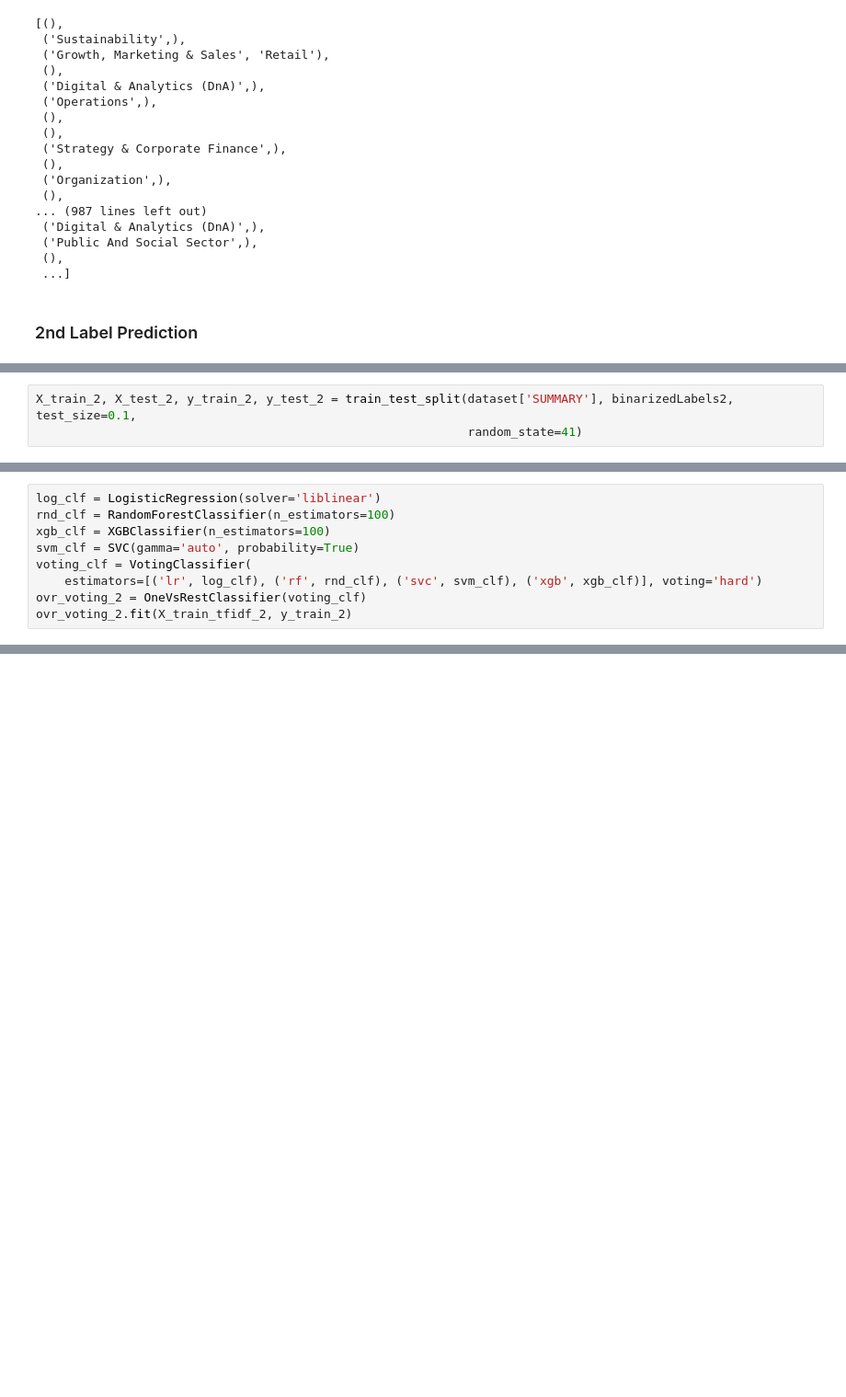
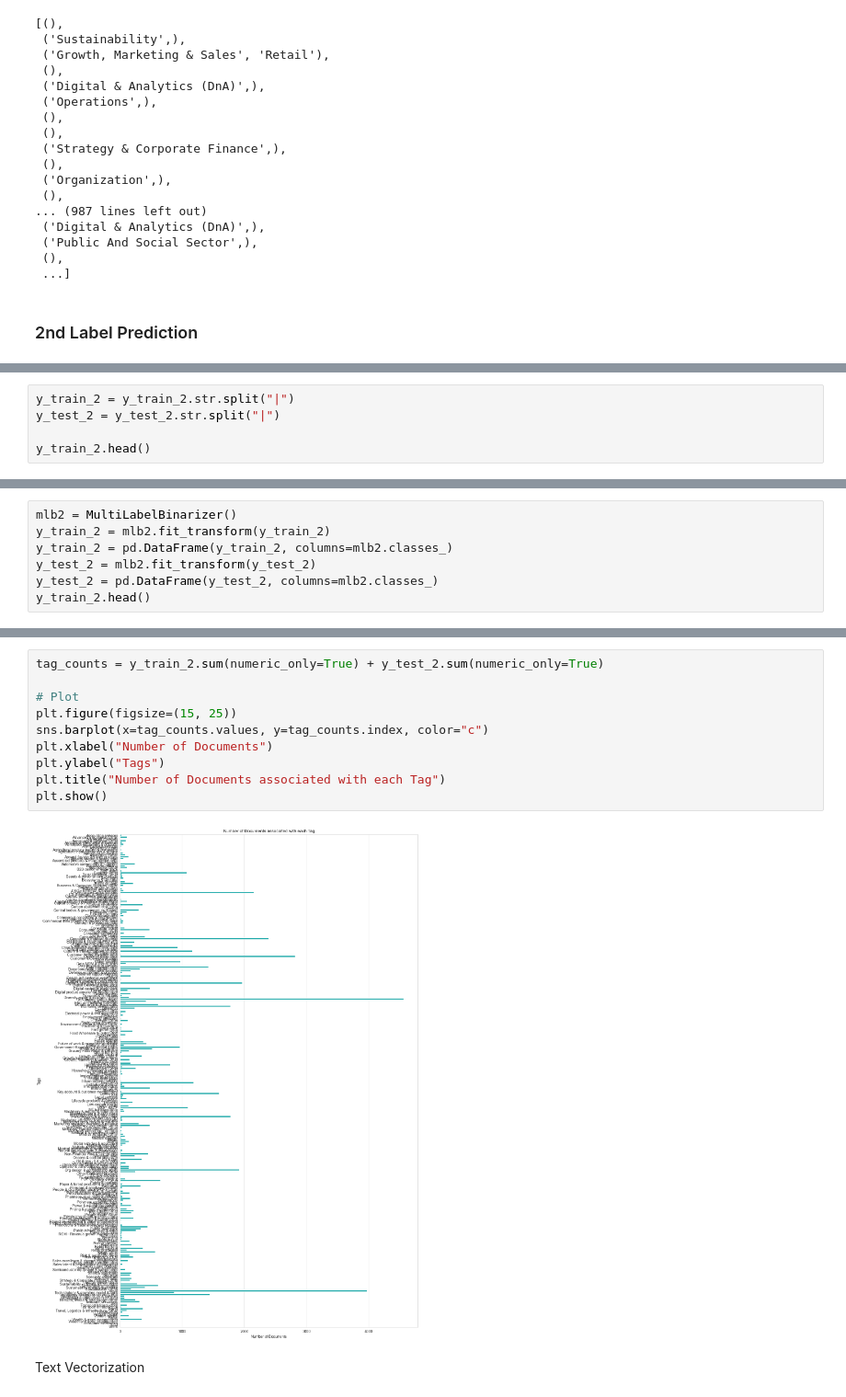
Before and after one commit to RiturajRaman15/React, a Jupyter notebook: ModelTraining.ipynb, the cells around one changed output, grey strips where cells are left out. Shown at 92% size. Drawn from its saved outputs; the diff is of its cells as text; blank space fills up the shorter version.

```diff
--- a/ModelTraining.ipynb
+++ b/ModelTraining.ipynb
@@ -458,3 +492,0 @@ plt.show()
-# %%
-X_train_2, X_test_2, y_train_2, y_test_2 = train_test_split(dataset['SUMMARY'], binarizedLabels2, test_size=0.1,
-                                                            random_state=41)
@@ -495,9 +492,0 @@ Ensemble Learning
-# %%
-log_clf = LogisticRegression(solver='liblinear')
-rnd_clf = RandomForestClassifier(n_estimators=100)
-xgb_clf = XGBClassifier(n_estimators=100)
-svm_clf = SVC(gamma='auto', probability=True)
-voting_clf = VotingClassifier(
-    estimators=[('lr', log_clf), ('rf', rnd_clf), ('svc', svm_clf), ('xgb', xgb_clf)], voting='hard')
-ovr_voting_2 = OneVsRestClassifier(voting_clf)
-ovr_voting_2.fit(X_train_tfidf_2, y_train_2)
@@ -582,0 +516,5 @@ KeyboardInterrupt:
+# %%
+y_train_2 = y_train_2.str.split("|")
+y_test_2 = y_test_2.str.split("|")
+
+y_train_2.head()
@@ -582,0 +528,7 @@ KeyboardInterrupt:
+# %%
+mlb2 = MultiLabelBinarizer()
+y_train_2 = mlb2.fit_transform(y_train_2)
+y_train_2 = pd.DataFrame(y_train_2, columns=mlb2.classes_)
+y_test_2 = mlb2.fit_transform(y_test_2)
+y_test_2 = pd.DataFrame(y_test_2, columns=mlb2.classes_)
+y_train_2.head()
@@ -582,0 +543,14 @@ KeyboardInterrupt:
+# %%
+tag_counts = y_train_2.sum(numeric_only=True) + y_test_2.sum(numeric_only=True)
+
+# Plot
+plt.figure(figsize=(15, 25))
+sns.barplot(x=tag_counts.values, y=tag_counts.index, color="c")
+plt.xlabel("Number of Documents")
+plt.ylabel("Tags")
+plt.title("Number of Documents associated with each Tag")
+plt.show()
+# %% [output]
+[figure, added]
+# %% [markdown]
+Text Vectorization
```
Also changed, not shown: parts of 92 cells of this notebook.
